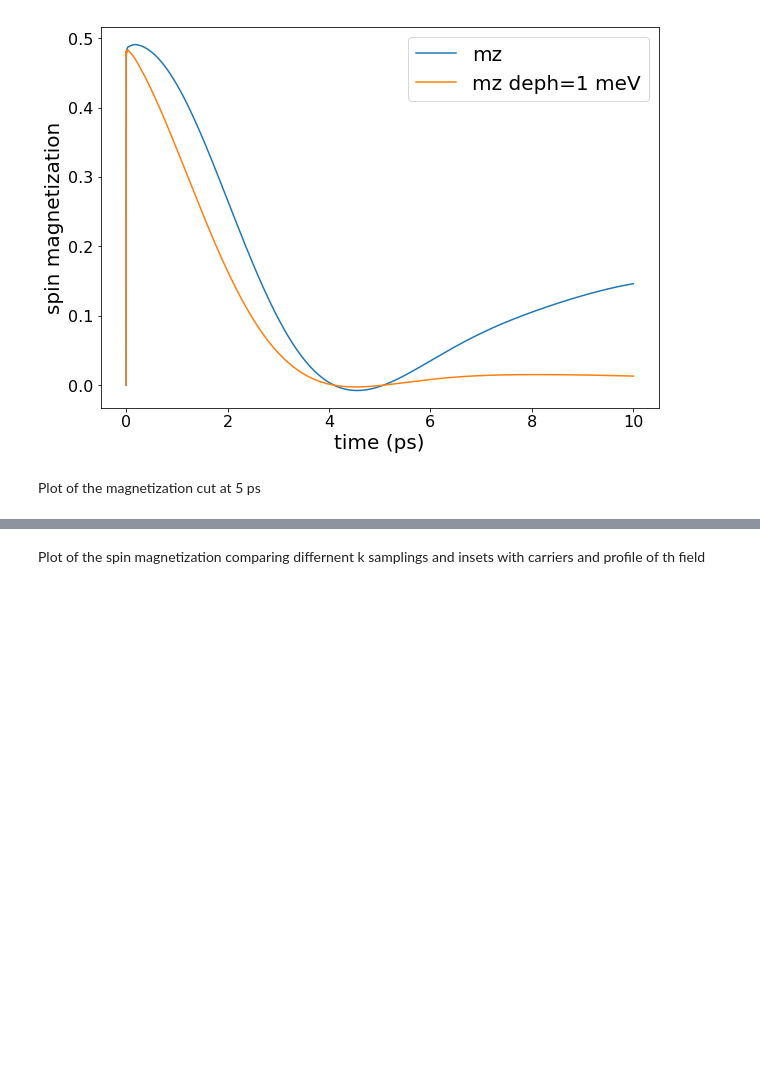
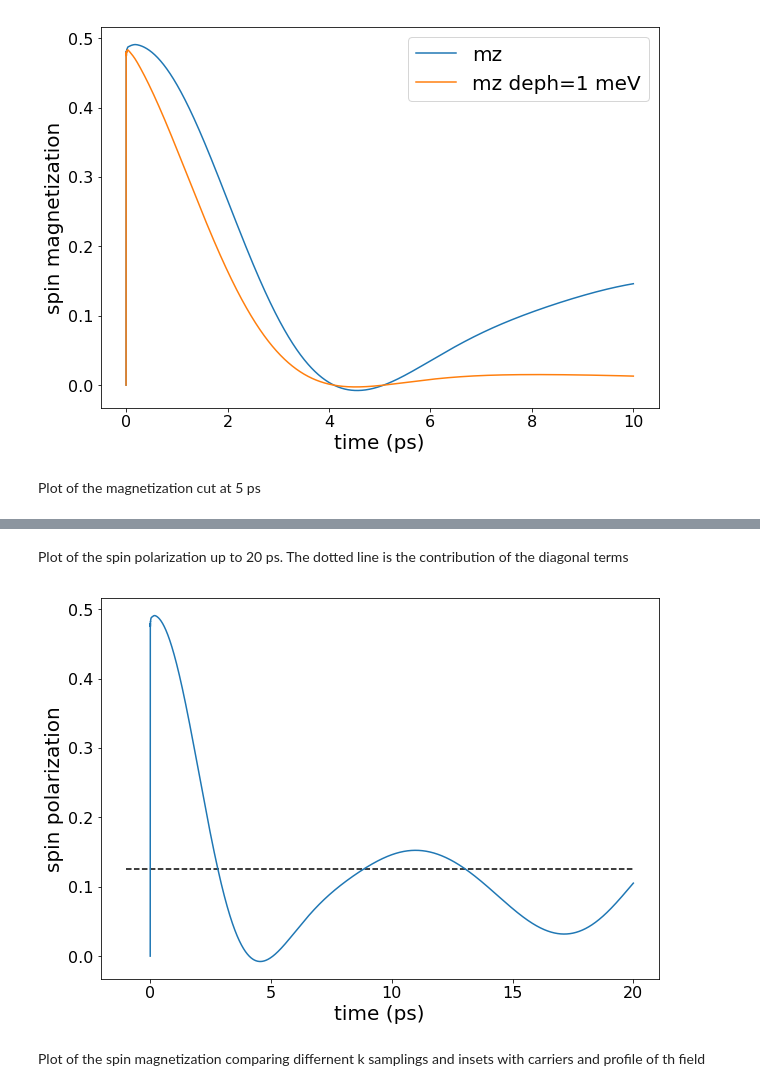
Before and after one commit to marcodalessandro76/Generation-and-decay-of-the-degree-of-spin-polarization-in-GaAs, a Jupyter notebook: ANALYSIS_Plots.ipynb, the cells around one changed output, grey strips where cells are left out. Cells and saved outputs as stored; diff of their text form; code cells hidden in the pictures; blank space fills up the shorter version.

```diff
--- a/ANALYSIS_Plots.ipynb
+++ b/ANALYSIS_Plots.ipynb
@@ -467,3 +473,23 @@ plt.show()
+# %% [markdown]
+Plot of the spin polarization up to 20 ps. The dotted line is the contribution of the diagonal terms
+# %%
+label_size = 20
+
+time = spin_100_2e4_thr_1em6['time']*1e-3 # in ps
+mz = spin_100_2e4_thr_1em6['Mc_z']
+
+fig, ax1 = plt.subplots(figsize=(10, 7))
+ax1.plot(time,mz,label='mz')
+ax1.hlines(0.126,-1,20,linestyle='--')
+ax1.set_xlabel('time (ps)',size=label_size)
+ax1.set_ylabel('spin polarization',size=label_size)
+ax1.tick_params(axis='both', which='major', labelsize=16)
+#ax1.set_xlim(0,5)
+#ax1.legend(fontsize=label_size)
+
+plt.show()
+# %% [output]
+[figure, added]
 # %% [markdown]
 Plot of the spin magnetization comparing differnent k samplings and insets with carriers and profile of th field
 # %%
```
Also changed, not shown: parts of 5 cells of this notebook, 2 other files.
